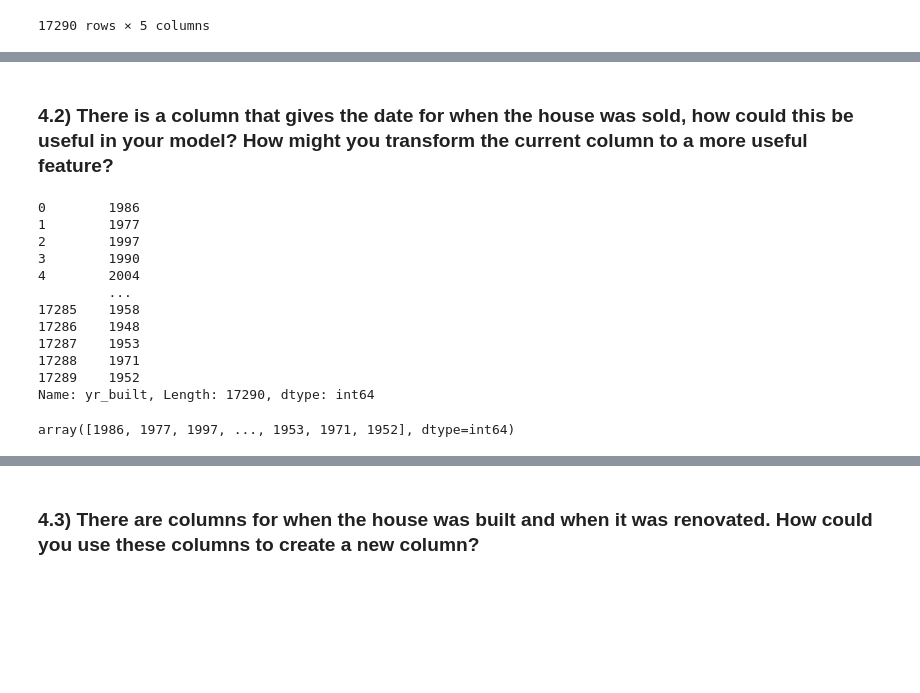
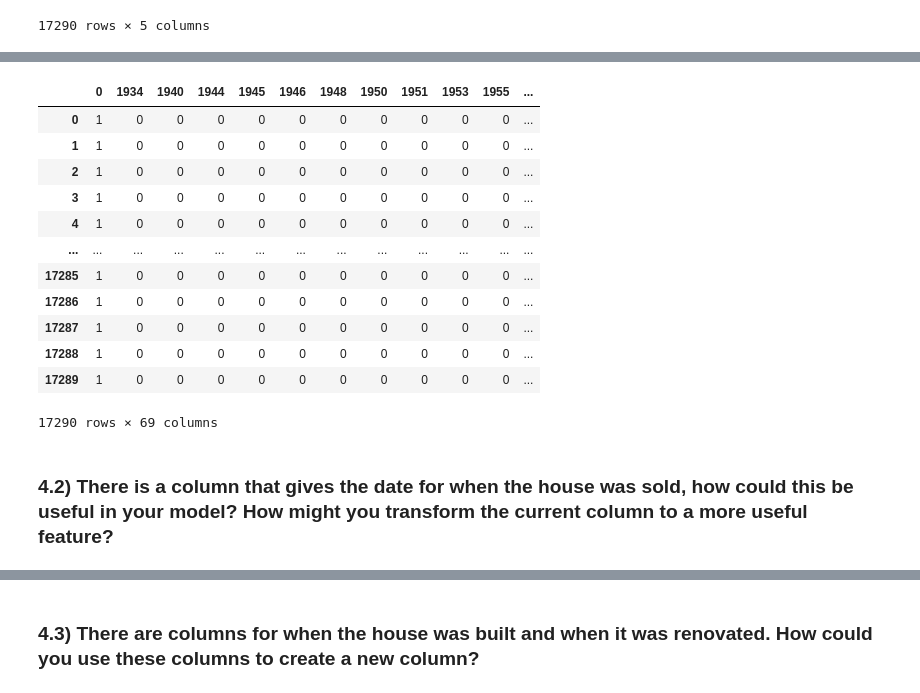
Before and after one commit to raizelistaken/Housing_Prices_KC, a Jupyter notebook: Bakeoff_modeling_process_Orderly.ipynb, the cells around one changed output, grey strips where cells are left out. Drawn from its saved outputs; the diff is of its cells as text; code cells hidden in the pictures; blank space fills up the shorter version.

```diff
--- a/Bakeoff_modeling_process_Orderly.ipynb
+++ b/Bakeoff_modeling_process_Orderly.ipynb
@@ -394,26 +418,24 @@ sns.catplot(x='view', y='price', kind='box', data=df)
+# %%
+#create renovation dummy here
+pd.get_dummies(df['yr_renovated'])
+# %% [output]
+|  | 0 | 1934 | 1940 | 1944 | 1945 | 1946 | 1948 | 1950 | 1951 | 1953 | 1955 | ... |
+| 0 | 1 | 0 | 0 | 0 | 0 | 0 | 0 | 0 | 0 | 0 | 0 | ... |
+| 1 | 1 | 0 | 0 | 0 | 0 | 0 | 0 | 0 | 0 | 0 | 0 | ... |
+| 2 | 1 | 0 | 0 | 0 | 0 | 0 | 0 | 0 | 0 | 0 | 0 | ... |
+| 3 | 1 | 0 | 0 | 0 | 0 | 0 | 0 | 0 | 0 | 0 | 0 | ... |
+| 4 | 1 | 0 | 0 | 0 | 0 | 0 | 0 | 0 | 0 | 0 | 0 | ... |
+| ... | ... | ... | ... | ... | ... | ... | ... | ... | ... | ... | ... | ... |
+| 17285 | 1 | 0 | 0 | 0 | 0 | 0 | 0 | 0 | 0 | 0 | 0 | ... |
+| 17286 | 1 | 0 | 0 | 0 | 0 | 0 | 0 | 0 | 0 | 0 | 0 | ... |
+| 17287 | 1 | 0 | 0 | 0 | 0 | 0 | 0 | 0 | 0 | 0 | 0 | ... |
+| 17288 | 1 | 0 | 0 | 0 | 0 | 0 | 0 | 0 | 0 | 0 | 0 | ... |
+| 17289 | 1 | 0 | 0 | 0 | 0 | 0 | 0 | 0 | 0 | 0 | 0 | ... |
+17290 rows × 69 columns
 # %%
 df_dummy = pd.get_dummies(df, columns=['condition'], drop_first=True)
 # %% [markdown]
 ### 4.2) There is a column that gives the date for when the house was sold, how could this be useful in your model? How might you transform the current column to a more useful feature?
-# %%
-df['yr_built']
-# %% [output]
-0        1986
-1        1977
-2        1997
-3        1990
-4        2004
-         ...
-17285    1958
-17286    1948
-17287    1953
-17288    1971
-17289    1952
-Name: yr_built, Length: 17290, dtype: int64
-# %%
-df['yr_built'].values
-# %% [output]
-array([1986, 1977, 1997, ..., 1953, 1971, 1952], dtype=int64)
 # %%
 now = pd.to_datetime('now')
 now
```
Also changed, not shown: parts of 35 cells of this notebook.
